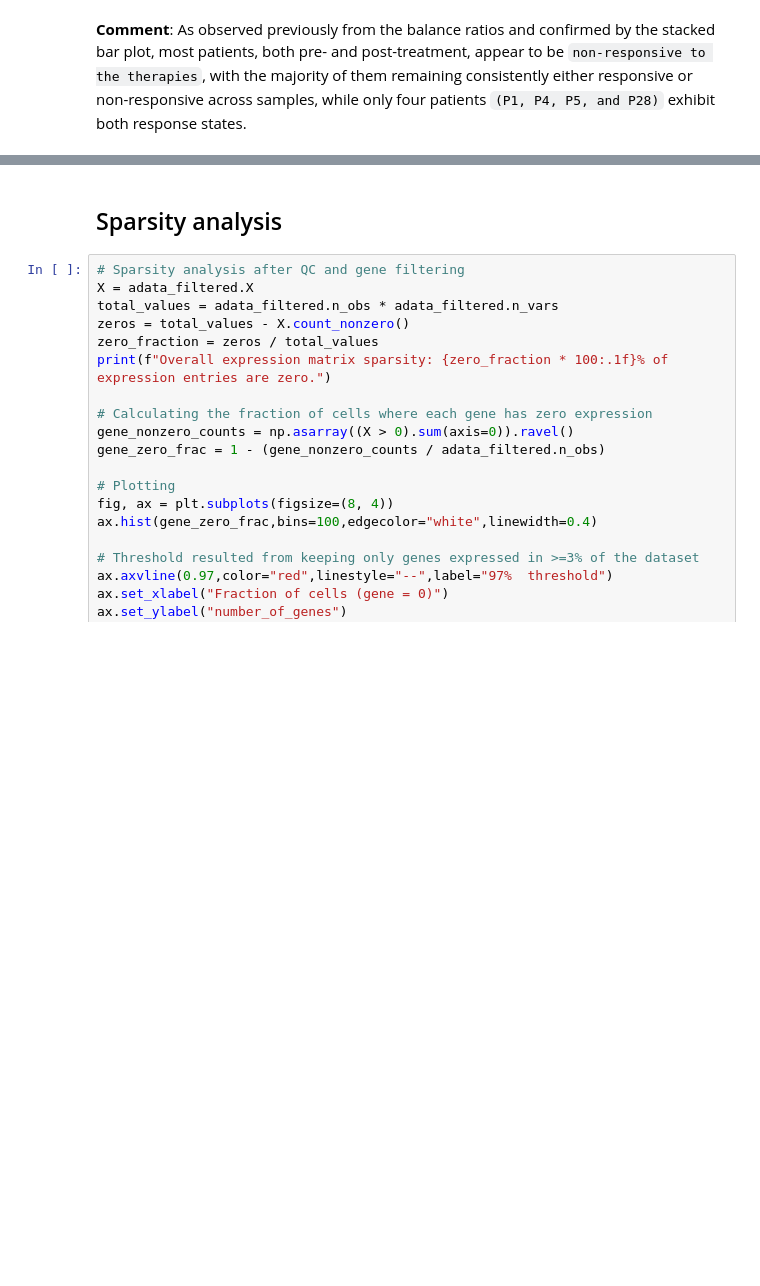
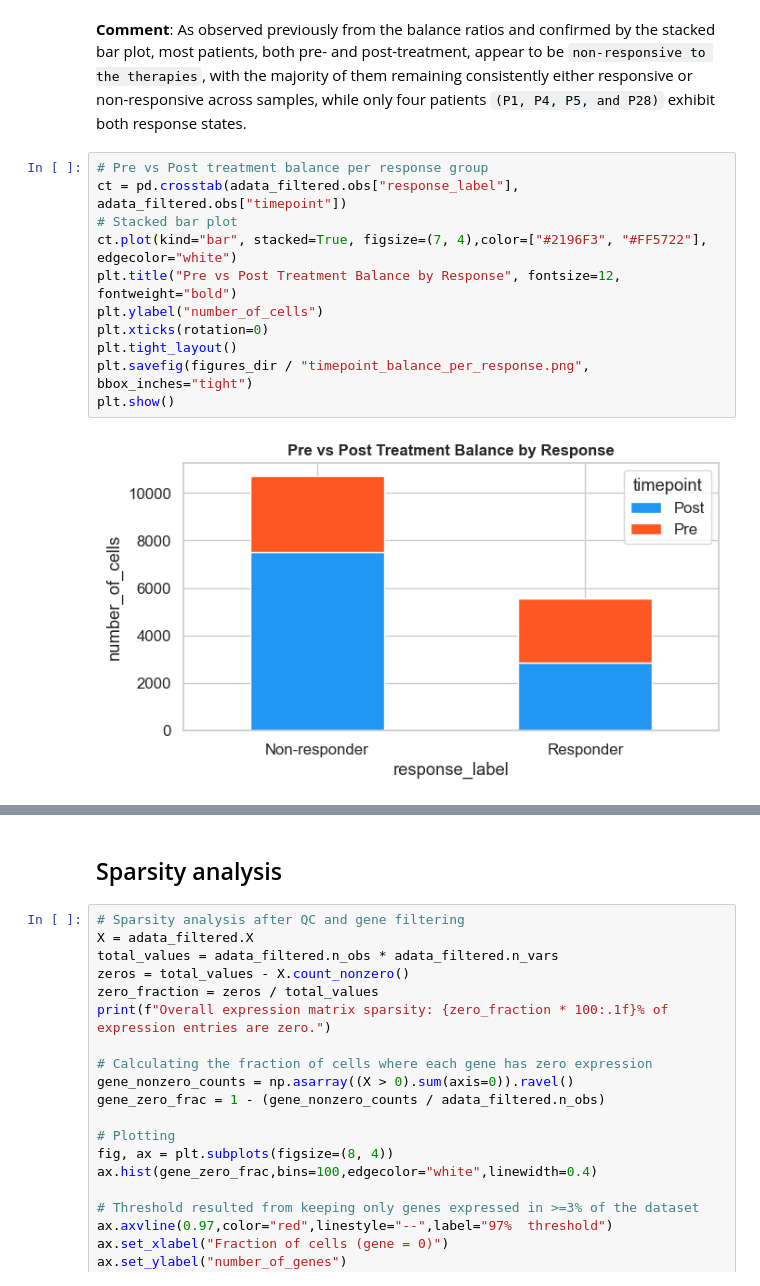
Before and after one commit to georgexrysiko/MLCB-Group-Project-2026, a Jupyter notebook: notebooks/EDA&Preprocessing.ipynb, the cells around one changed output, grey strips where cells are left out. Drawn from its saved outputs; the diff is of its cells as text; blank space fills up the shorter version.

```diff
--- a/notebooks/EDA&Preprocessing.ipynb
+++ b/notebooks/EDA&Preprocessing.ipynb
@@ -805,2 +804,15 @@ plt.show()
 # %% [markdown]
 **Comment**: As observed previously from the balance ratios and confirmed by the stacked bar plot, most patients, both pre- and post-treatment, appear to be `non-responsive to the therapies`, with the majority of them remaining consistently either responsive or non-responsive across samples, while only four patients `(P1, P4, P5, and P28)` exhibit both response states.
+# %%
+# Pre vs Post treatment balance per response group
+ct = pd.crosstab(adata_filtered.obs["response_label"], adata_filtered.obs["timepoint"])
+# Stacked bar plot
+ct.plot(kind="bar", stacked=True, figsize=(7, 4),color=["#2196F3", "#FF5722"], edgecolor="white")
+plt.title("Pre vs Post Treatment Balance by Response", fontsize=12, fontweight="bold")
+plt.ylabel("number_of_cells")
+plt.xticks(rotation=0)
+plt.tight_layout()
+plt.savefig(figures_dir / "timepoint_balance_per_response.png", bbox_inches="tight")
+plt.show()
+# %% [output]
+[figure, added]
```
Also changed, not shown: parts of 19 cells of this notebook, 9 other files.
